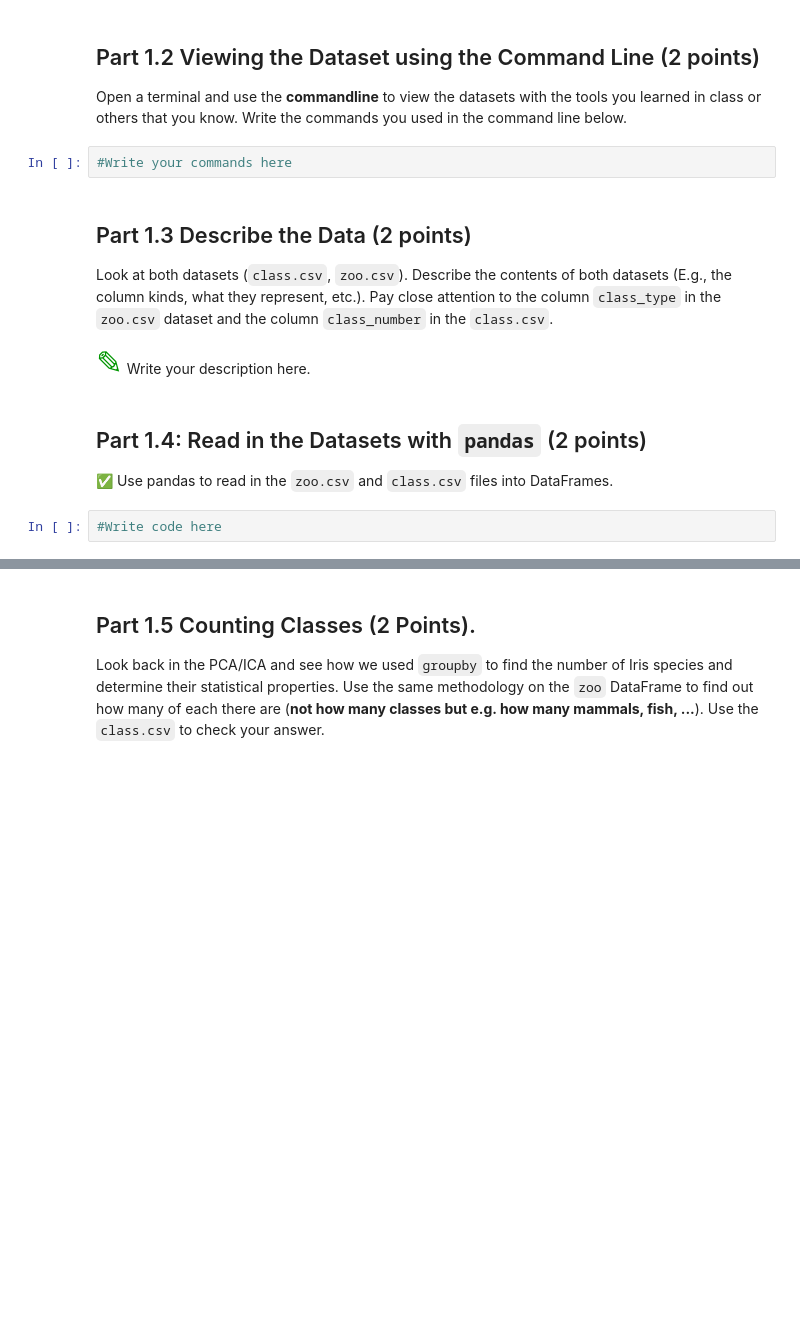
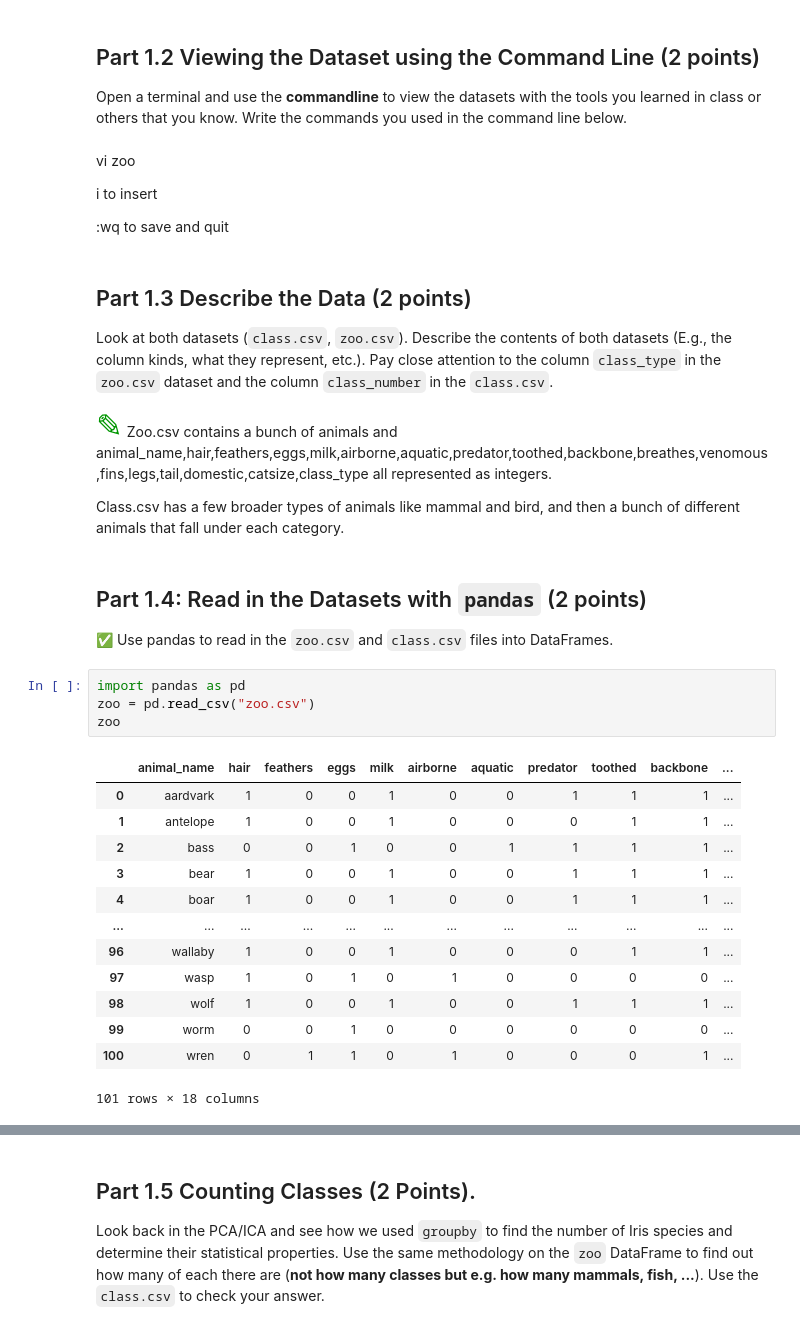
Before and after one commit to dcarmstron9/CMSE202-s23-turnin, a Jupyter notebook: HW#2.ipynb, the cells around one changed output, grey strips where cells are left out. Saved outputs shown, nothing was run; the diff lists cells and outputs as text; blank space fills up the shorter version.

```diff
--- a/HW#2.ipynb
+++ b/HW#2.ipynb
@@ -69,17 +83,39 @@ Write the commands you used to download the datasets in the Jupyter notebook cel
 ## Part 1.2 Viewing the Dataset using the Command Line (2 points)
 
 Open a terminal and use the **commandline** to view the datasets with the tools you learned in class or others that you know. Write the commands you used in the command line below.
-# %%
-#Write your commands here
+# %% [markdown]
+vi zoo
+
+i to insert
+
+:wq to save and quit
 # %% [markdown]
 ## Part 1.3 Describe the Data (2 points)
 
 Look at both datasets (`class.csv`, `zoo.csv`). Describe the contents of both datasets (E.g., the column kinds, what they represent, etc.). Pay close attention to the column `class_type` in the `zoo.csv` dataset and the column `class_number` in the `class.csv`.
 # %% [markdown]
-<font size=6 color="#009600">&#9998;</font> Write your description here.
+<font size=6 color="#009600">&#9998;</font> Zoo.csv contains a bunch of animals and animal_name,hair,feathers,eggs,milk,airborne,aquatic,predator,toothed,backbone,breathes,venomous,fins,legs,tail,domestic,catsize,class_type all represented as integers.
+
+Class.csv has a few broader types of animals like mammal and bird, and then a bunch of different animals that fall under each category.
 # %% [markdown]
 ## Part 1.4: Read in the Datasets with `pandas` (2 points)
 
 &#9989; Use pandas to read in the `zoo.csv` and `class.csv` files into DataFrames.
 # %%
-#Write code here
+import pandas as pd
+zoo = pd.read_csv("zoo.csv")
+zoo
+# %% [output]
+|  | animal_name | hair | feathers | eggs | milk | airborne | aquatic | predator | toothed | backbone | ... |
+| 0 | aardvark | 1 | 0 | 0 | 1 | 0 | 0 | 1 | 1 | 1 | ... |
+| 1 | antelope | 1 | 0 | 0 | 1 | 0 | 0 | 0 | 1 | 1 | ... |
+| 2 | bass | 0 | 0 | 1 | 0 | 0 | 1 | 1 | 1 | 1 | ... |
+| 3 | bear | 1 | 0 | 0 | 1 | 0 | 0 | 1 | 1 | 1 | ... |
+| 4 | boar | 1 | 0 | 0 | 1 | 0 | 0 | 1 | 1 | 1 | ... |
+| ... | ... | ... | ... | ... | ... | ... | ... | ... | ... | ... | ... |
+| 96 | wallaby | 1 | 0 | 0 | 1 | 0 | 0 | 0 | 1 | 1 | ... |
+| 97 | wasp | 1 | 0 | 1 | 0 | 1 | 0 | 0 | 0 | 0 | ... |
+| 98 | wolf | 1 | 0 | 0 | 1 | 0 | 0 | 1 | 1 | 1 | ... |
+| 99 | worm | 0 | 0 | 1 | 0 | 0 | 0 | 0 | 0 | 0 | ... |
+| 100 | wren | 0 | 1 | 1 | 0 | 1 | 0 | 0 | 0 | 1 | ... |
+101 rows × 18 columns
```
Also changed, not shown: parts of 6 cells of this notebook.
